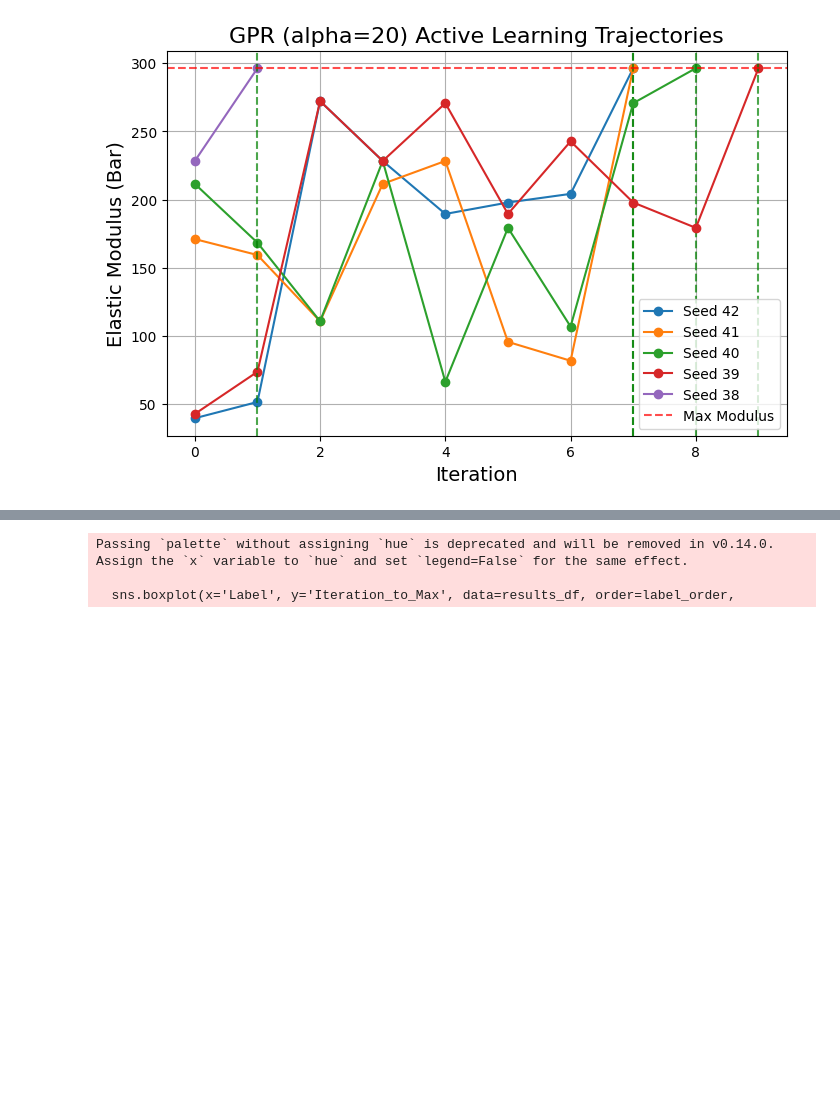
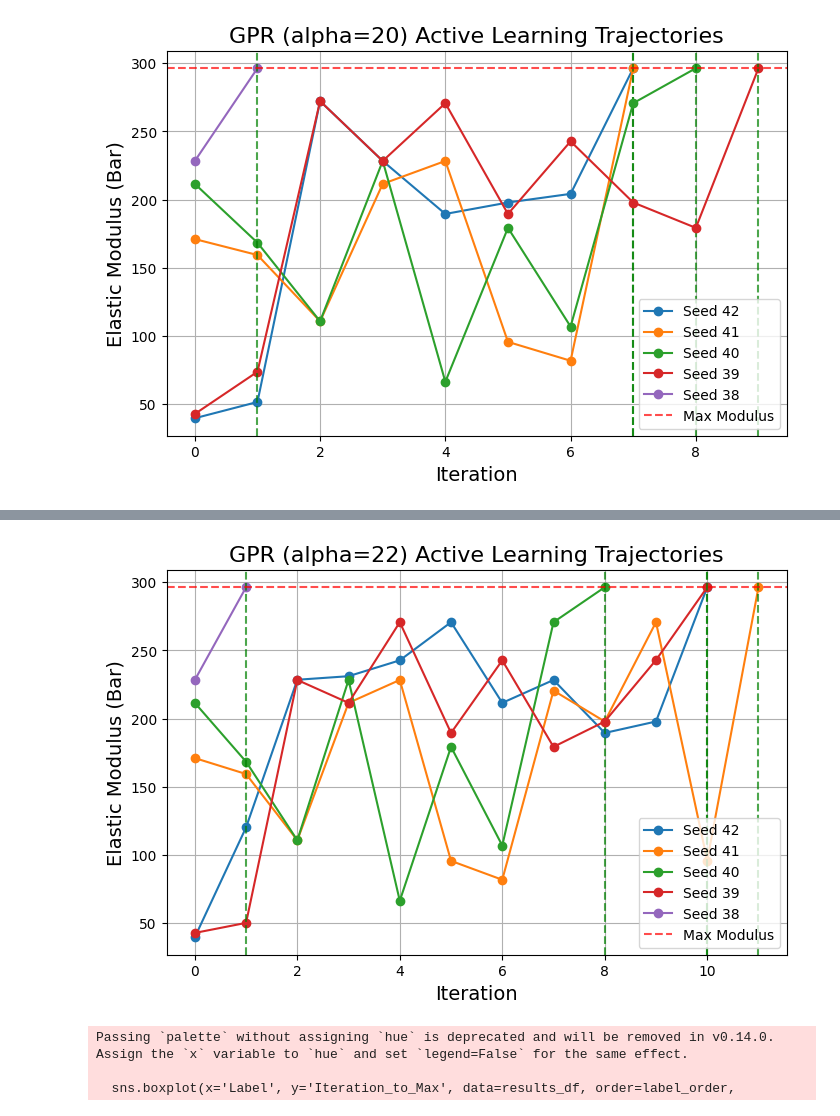
Before and after one commit to Toniaac/hte-data-processing, a Jupyter notebook: Active Learning.ipynb, the cells around one changed output, grey strips where cells are left out. Cells and saved outputs as stored; diff of their text form; code cells hidden in the pictures; blank space fills up the shorter version.

```diff
--- a/Active Learning.ipynb
+++ b/Active Learning.ipynb
@@ -1520,3 +1531,13 @@ plot_multiple_trajectories([gpr20_randomseed42, gpr20_randomseed41, gpr20_random
+# %%
+gpr22_randomseed42 = pd.read_csv("al_trajectory_data/gpr_experiment_trajectory_alpha22_seed42.csv")
+gpr22_randomseed41 = pd.read_csv("al_trajectory_data/gpr_experiment_trajectory_alpha22_seed41.csv")
+gpr22_randomseed40 = pd.read_csv("al_trajectory_data/gpr_experiment_trajectory_alpha22_seed40.csv")
+gpr22_randomseed39 = pd.read_csv("al_trajectory_data/gpr_experiment_trajectory_alpha22_seed39.csv")
+gpr22_randomseed38 = pd.read_csv("al_trajectory_data/gpr_experiment_trajectory_alpha22_seed38.csv")
+
+plot_multiple_trajectories([gpr22_randomseed42, gpr22_randomseed41, gpr22_randomseed40, gpr22_randomseed39, gpr22_randomseed38], labels=["Seed 42", "Seed 41", "Seed 40", "Seed 39", "Seed 38"], title="GPR (alpha=22)")
+# %% [output]
+[figure, added]
 # %%
 import pandas as pd
 import matplotlib.pyplot as plt
```
Also changed, not shown: parts of 9 cells of this notebook, 2 other files.
